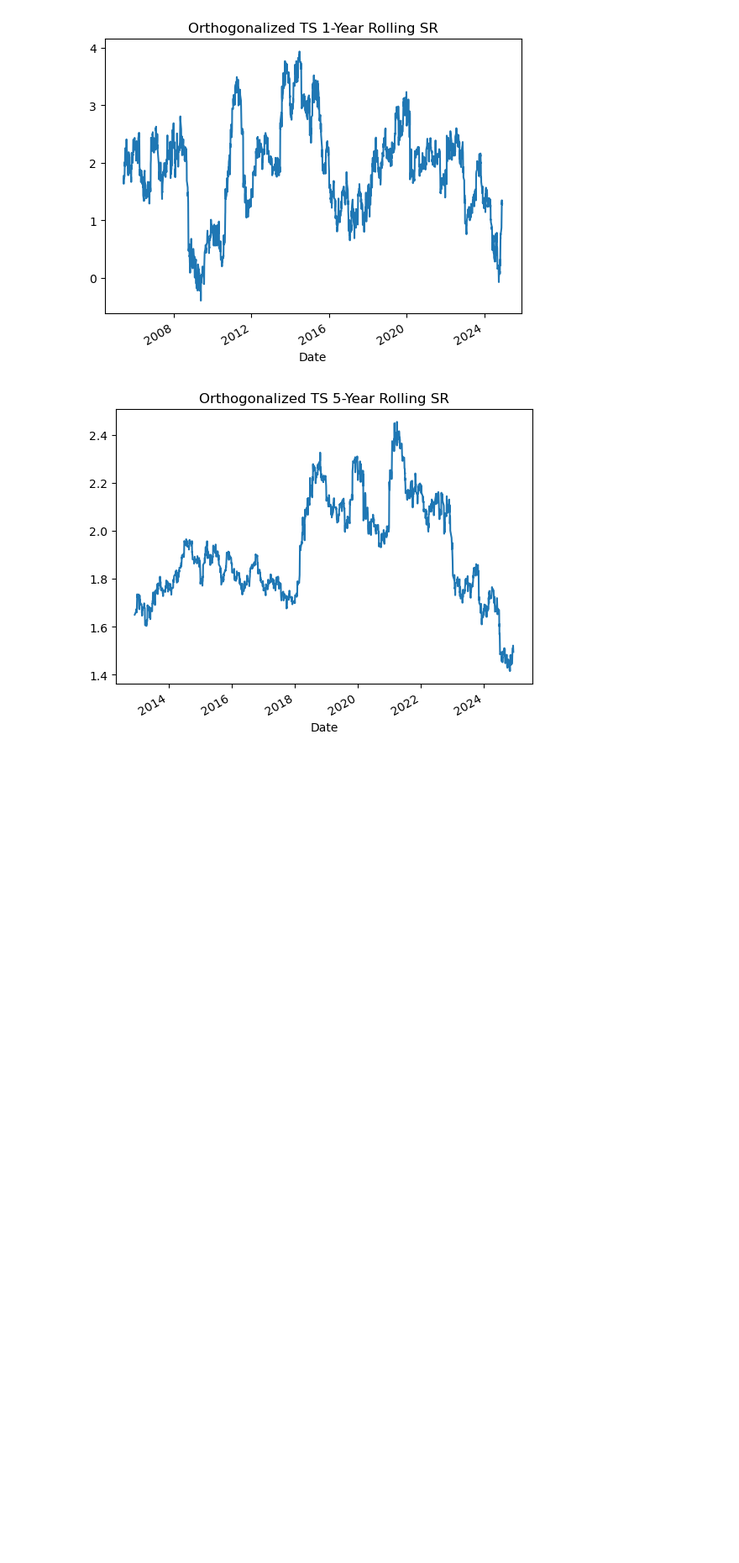
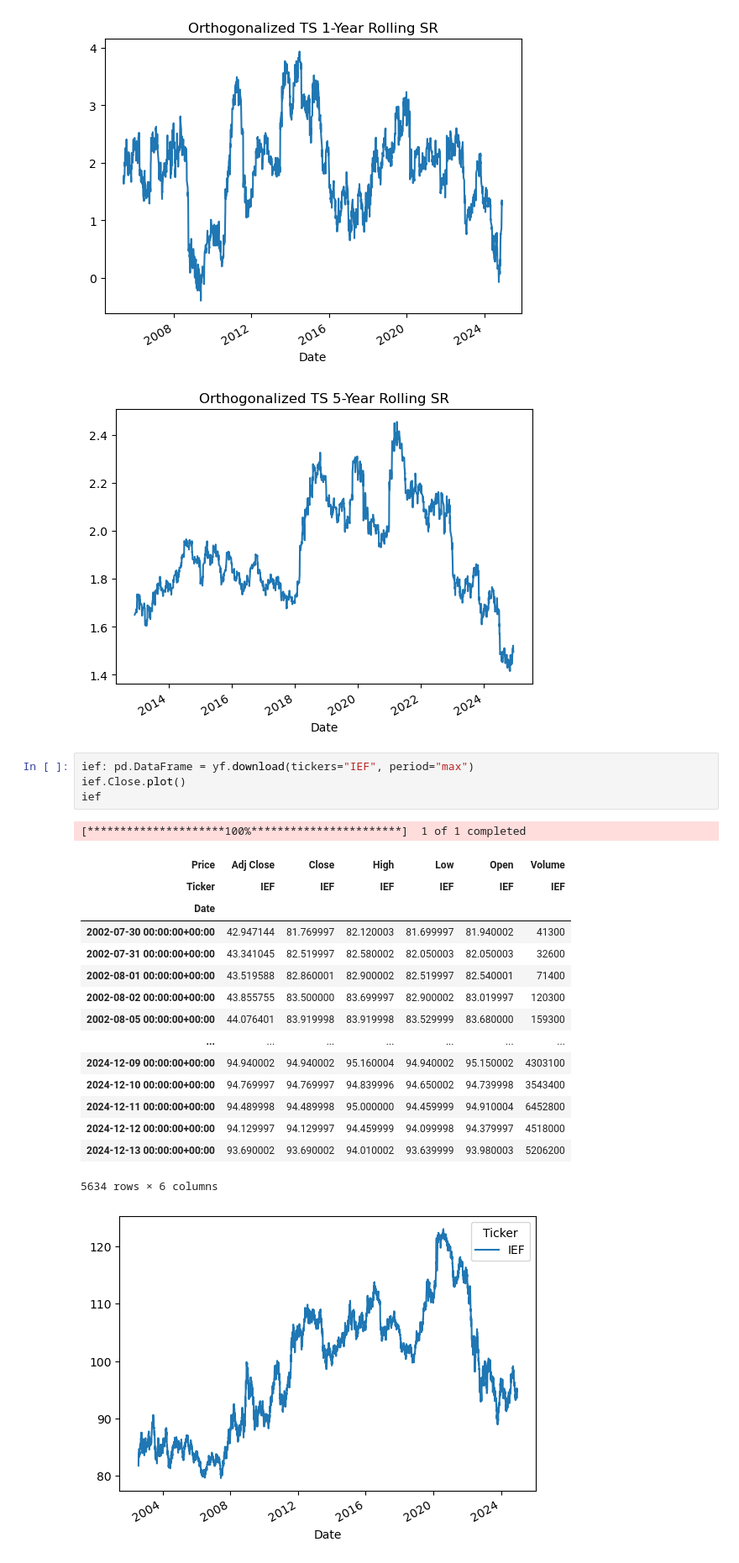
Before and after one commit to marcuskastevens/quant_research, a Jupyter notebook: end_of_month_treasury_dislocation.ipynb, the cells around one changed output. Shown at 84% size. Saved outputs shown, nothing was run; the diff lists cells and outputs as text; blank space fills up the shorter version.

```diff
--- a/end_of_month_treasury_dislocation.ipynb
+++ b/end_of_month_treasury_dislocation.ipynb
@@ -335,3 +335,25 @@ plt.show()
 # %% [output]
 [figure]
 [figure]
+# %%
+ief: pd.DataFrame = yf.download(tickers="IEF", period="max")
+ief.Close.plot()
+ief
+# %% [output]
+[*********************100%***********************]  1 of 1 completed
+| Price | Adj Close | Close | High | Low | Open | Volume |
+| Ticker | IEF | IEF | IEF | IEF | IEF | IEF |
+| Date |  |  |  |  |  |  |
+| 2002-07-30 00:00:00+00:00 | 42.947144 | 81.769997 | 82.120003 | 81.699997 | 81.940002 | 41300 |
+| 2002-07-31 00:00:00+00:00 | 43.341045 | 82.519997 | 82.580002 | 82.050003 | 82.050003 | 32600 |
+| 2002-08-01 00:00:00+00:00 | 43.519588 | 82.860001 | 82.900002 | 82.519997 | 82.540001 | 71400 |
+| 2002-08-02 00:00:00+00:00 | 43.855755 | 83.500000 | 83.699997 | 82.900002 | 83.019997 | 120300 |
+| 2002-08-05 00:00:00+00:00 | 44.076401 | 83.919998 | 83.919998 | 83.529999 | 83.680000 | 159300 |
+| ... | ... | ... | ... | ... | ... | ... |
+| 2024-12-09 00:00:00+00:00 | 94.940002 | 94.940002 | 95.160004 | 94.940002 | 95.150002 | 4303100 |
+| 2024-12-10 00:00:00+00:00 | 94.769997 | 94.769997 | 94.839996 | 94.650002 | 94.739998 | 3543400 |
+| 2024-12-11 00:00:00+00:00 | 94.489998 | 94.489998 | 95.000000 | 94.459999 | 94.910004 | 6452800 |
+| 2024-12-12 00:00:00+00:00 | 94.129997 | 94.129997 | 94.459999 | 94.099998 | 94.379997 | 4518000 |
+| 2024-12-13 00:00:00+00:00 | 93.690002 | 93.690002 | 94.010002 | 93.639999 | 93.980003 | 5206200 |
+5634 rows × 6 columns
+[figure, added]
```
Also changed, not shown: parts of 15 cells of this notebook, 8 other files.
